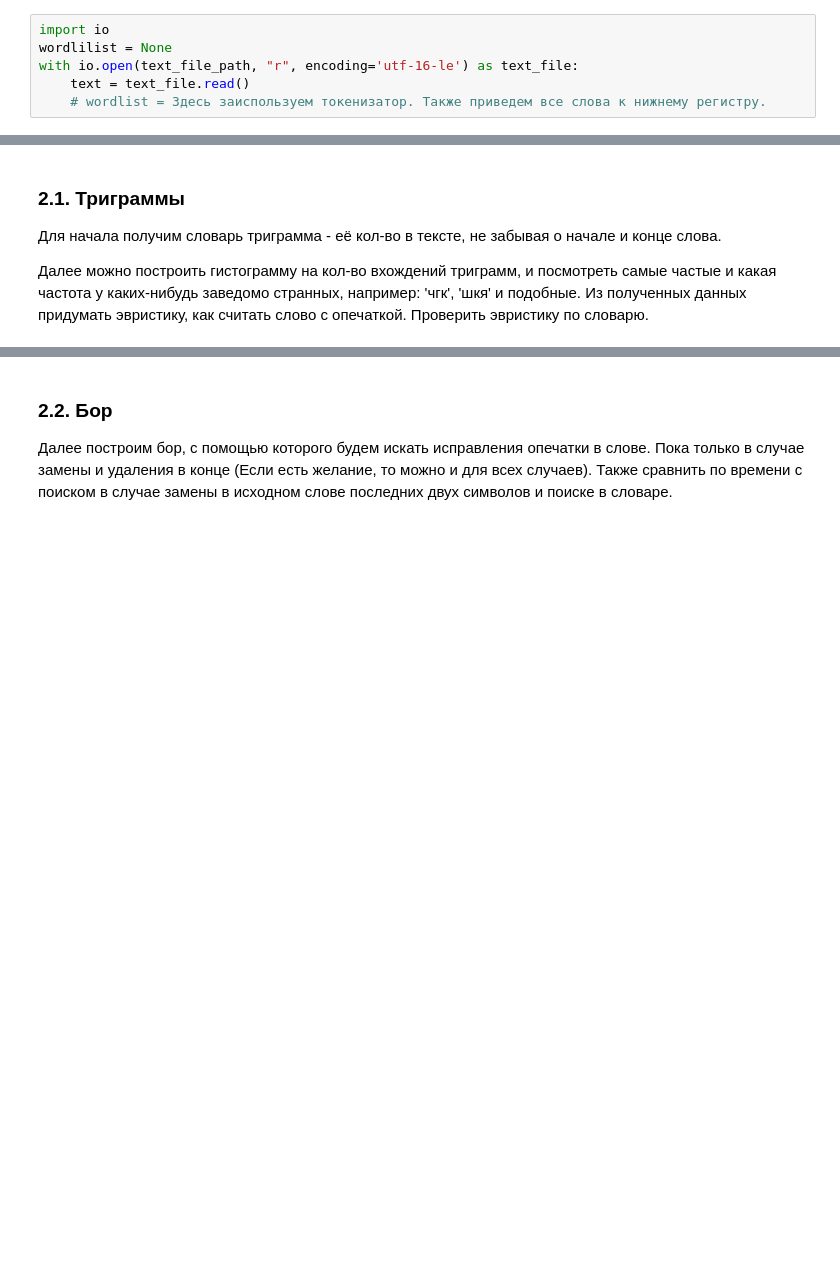
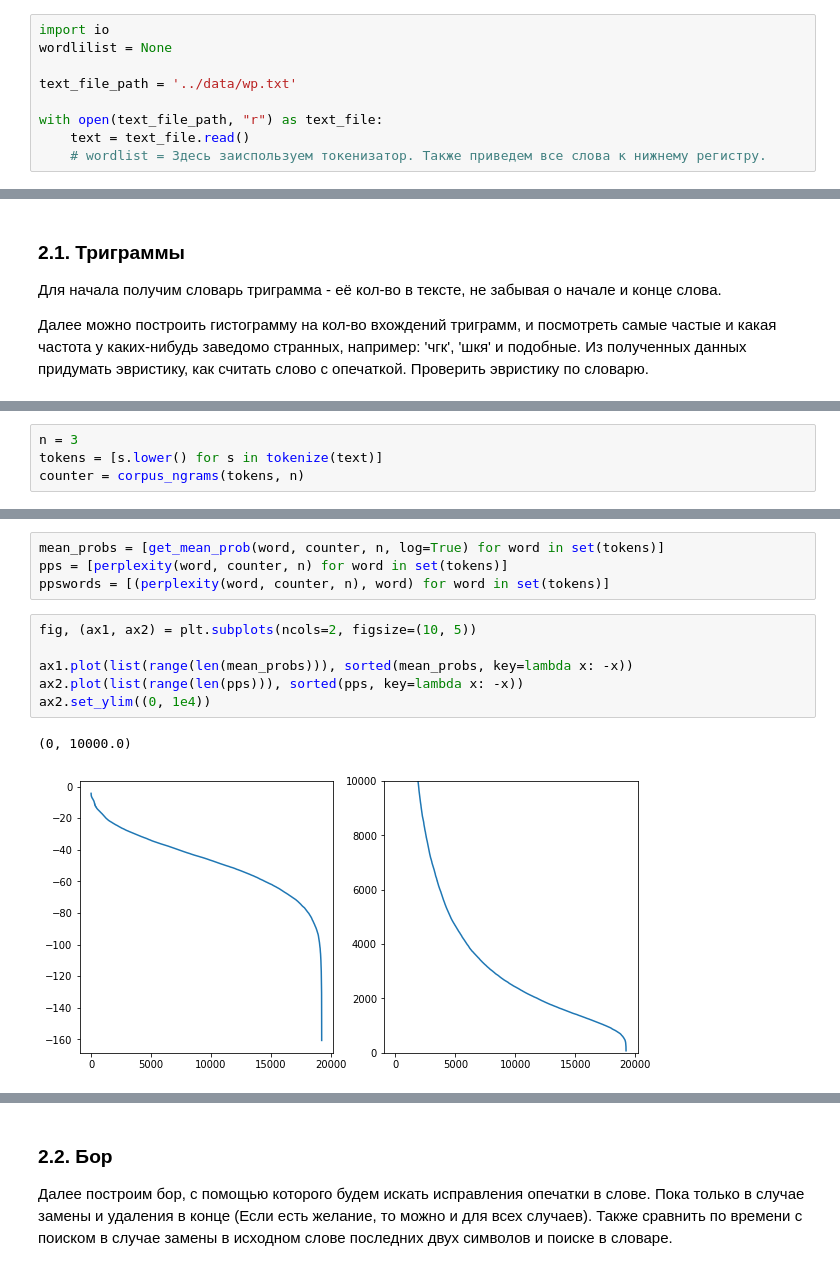
Before and after one commit to Sdernal/Morphology, a Jupyter notebook: Morphology 2.ipynb, the cells around one changed output, grey strips where cells are left out. Cells and saved outputs as stored; diff of their text form; blank space fills up the shorter version.

```diff
--- a/Morphology 2.ipynb
+++ b/Morphology 2.ipynb
@@ -31,7 +31,10 @@ print u'Еще один токенизатор: ', re.split(r'\W+', 'How, to? sp
 # %%
 import io
 wordlilist = None
-with io.open(text_file_path, "r", encoding='utf-16-le') as text_file:
+
+text_file_path = '../data/wp.txt'
+
+with open(text_file_path, "r") as text_file:
     text = text_file.read()
     # wordlist = Здесь заиспользуем токенизатор. Также приведем все слова к нижнему регистру.
 # %% [markdown]
@@ -103,0 +232,4 @@ def is_error(word):
+# %%
+n = 3
+tokens = [s.lower() for s in tokenize(text)]
+counter = corpus_ngrams(tokens, n)
@@ -103,0 +238,13 @@ def is_error(word):
+# %%
+mean_probs = [get_mean_prob(word, counter, n, log=True) for word in set(tokens)]
+pps = [perplexity(word, counter, n) for word in set(tokens)]
+ppswords = [(perplexity(word, counter, n), word) for word in set(tokens)]
+# %%
+fig, (ax1, ax2) = plt.subplots(ncols=2, figsize=(10, 5))
+
+ax1.plot(list(range(len(mean_probs))), sorted(mean_probs, key=lambda x: -x))
+ax2.plot(list(range(len(pps))), sorted(pps, key=lambda x: -x))
+ax2.set_ylim((0, 1e4))
+# %% [output]
+(0, 10000.0)
+[figure, added]
```
Also changed, not shown: parts of 24 cells of this notebook.
